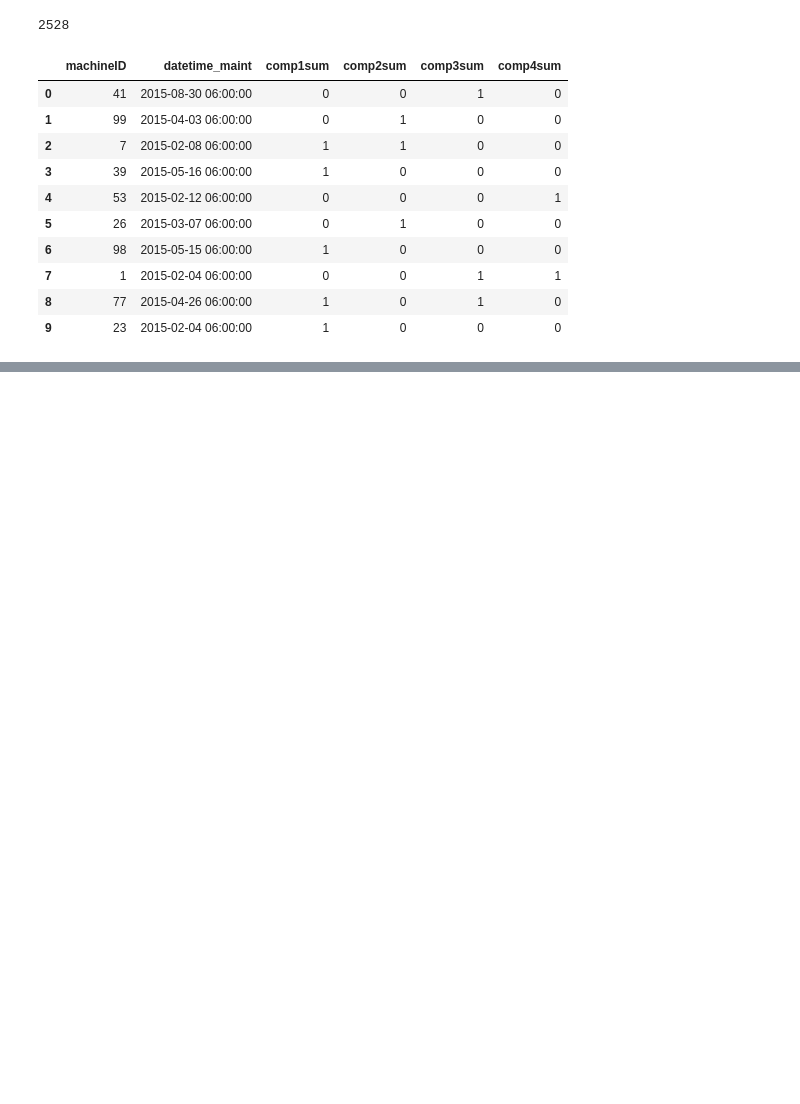
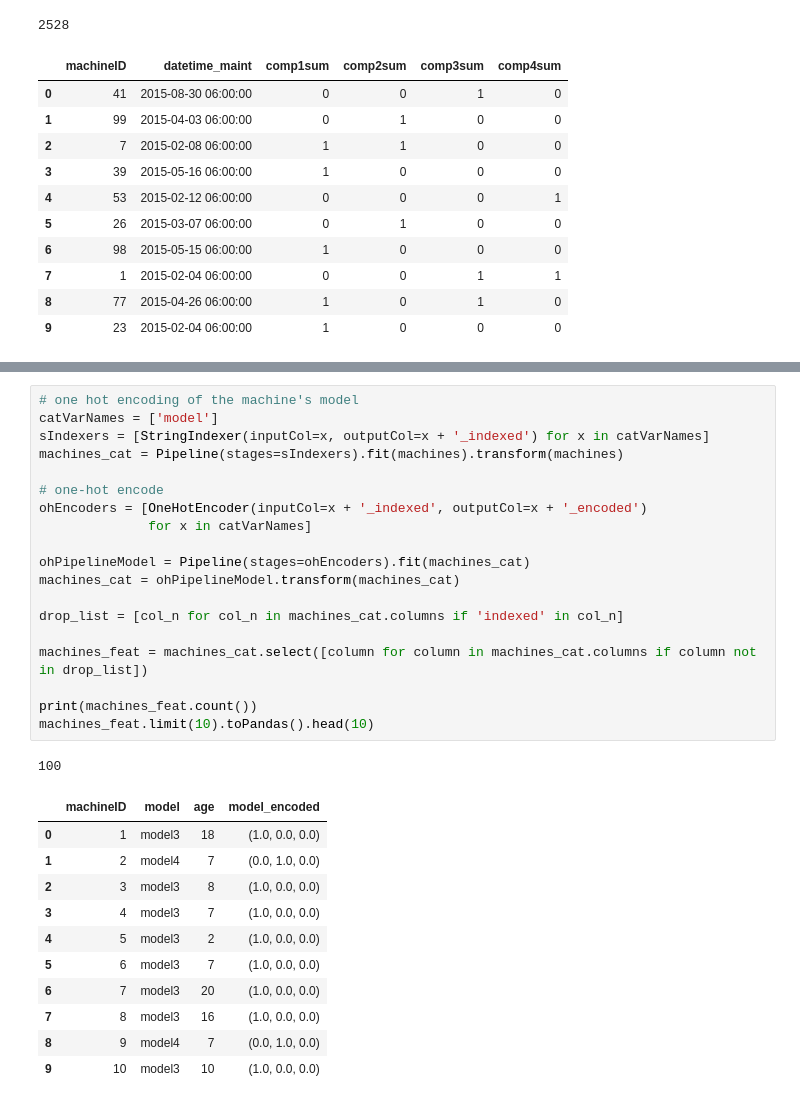
Before and after one commit to VisusAdAstra/Soen471, a Jupyter notebook: code/prototype.ipynb, the cells around one changed output, grey strips where cells are left out. Saved outputs shown, nothing was run; the diff lists cells and outputs as text; blank space fills up the shorter version.

```diff
--- a/code/prototype.ipynb
+++ b/code/prototype.ipynb
@@ -399,0 +460,32 @@ comp1.filter(comp1.machineID == '625').orderBy(comp1.datetime_tel).limit(20).toP
+# %%
+# one hot encoding of the machine's model
+catVarNames = ['model']
+sIndexers = [StringIndexer(inputCol=x, outputCol=x + '_indexed') for x in catVarNames]
+machines_cat = Pipeline(stages=sIndexers).fit(machines).transform(machines)
+
+# one-hot encode
+ohEncoders = [OneHotEncoder(inputCol=x + '_indexed', outputCol=x + '_encoded')
+              for x in catVarNames]
+
+ohPipelineModel = Pipeline(stages=ohEncoders).fit(machines_cat)
+machines_cat = ohPipelineModel.transform(machines_cat)
+
+drop_list = [col_n for col_n in machines_cat.columns if 'indexed' in col_n]
+
+machines_feat = machines_cat.select([column for column in machines_cat.columns if column not in drop_list])
+
+print(machines_feat.count())
+machines_feat.limit(10).toPandas().head(10)
+# %% [output]
+100
+|  | machineID | model | age | model_encoded |
+| 0 | 1 | model3 | 18 | (1.0, 0.0, 0.0) |
+| 1 | 2 | model4 | 7 | (0.0, 1.0, 0.0) |
+| 2 | 3 | model3 | 8 | (1.0, 0.0, 0.0) |
+| 3 | 4 | model3 | 7 | (1.0, 0.0, 0.0) |
+| 4 | 5 | model3 | 2 | (1.0, 0.0, 0.0) |
+| 5 | 6 | model3 | 7 | (1.0, 0.0, 0.0) |
+| 6 | 7 | model3 | 20 | (1.0, 0.0, 0.0) |
+| 7 | 8 | model3 | 16 | (1.0, 0.0, 0.0) |
+| 8 | 9 | model4 | 7 | (0.0, 1.0, 0.0) |
+| 9 | 10 | model3 | 10 | (1.0, 0.0, 0.0) |
```
Also changed, not shown: parts of 4 cells of this notebook.
